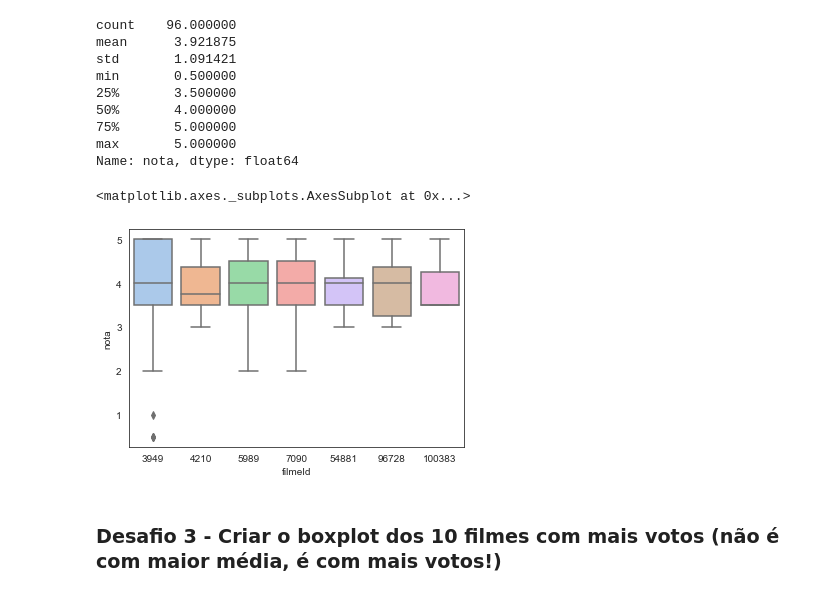
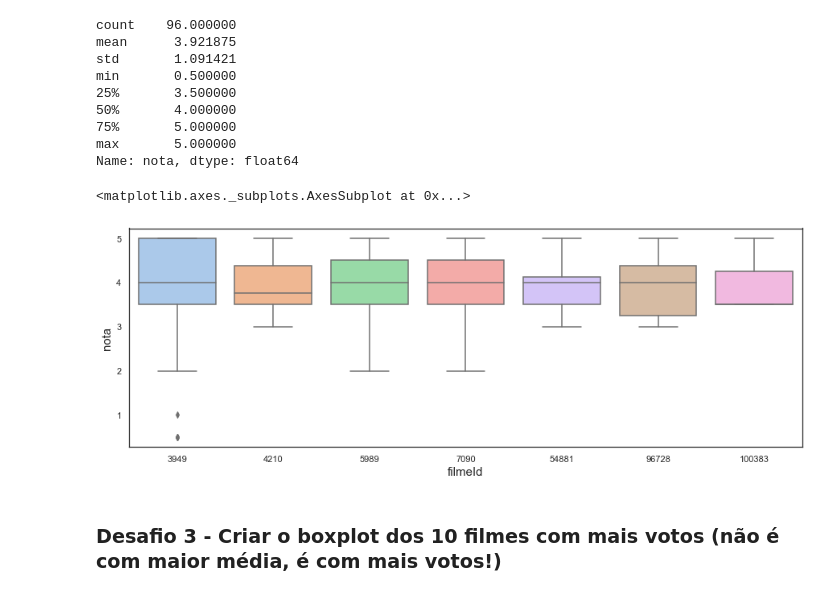
Before and after one commit to mtalaisys/quarentenadados, a Jupyter notebook: QuarentenaDados - Aula 1 e Aula 2.ipynb, the cells around one changed output. Saved outputs shown, nothing was run; the diff lists cells and outputs as text; code cells hidden in the pictures.

```diff
--- a/QuarentenaDados - Aula 1 e Aula 2.ipynb
+++ b/QuarentenaDados - Aula 1 e Aula 2.ipynb
@@ -573,10 +606,12 @@ min       0.500000
 max       5.000000
 Name: nota, dtype: float64
 # %%
+plt.figure(figsize=(15, 5))
+sns.set_style("white")
 sns.boxplot(data = avaliacoes.query("filmeId in [7090,54881,100383,96728,5989,4210,3949]"), x ="filmeId", y="nota",palette='pastel')
 # %% [output]
 <matplotlib.axes._subplots.AxesSubplot at 0x...>
-[figure, old version]
+[figure, new version]
 # %% [markdown]
 ### Desafio 3 - Criar o boxplot dos 10 filmes com mais votos (não é com maior média, é com mais votos!)
 # %%
```
Also changed, not shown: parts of 15 cells of this notebook, 3 other files.
